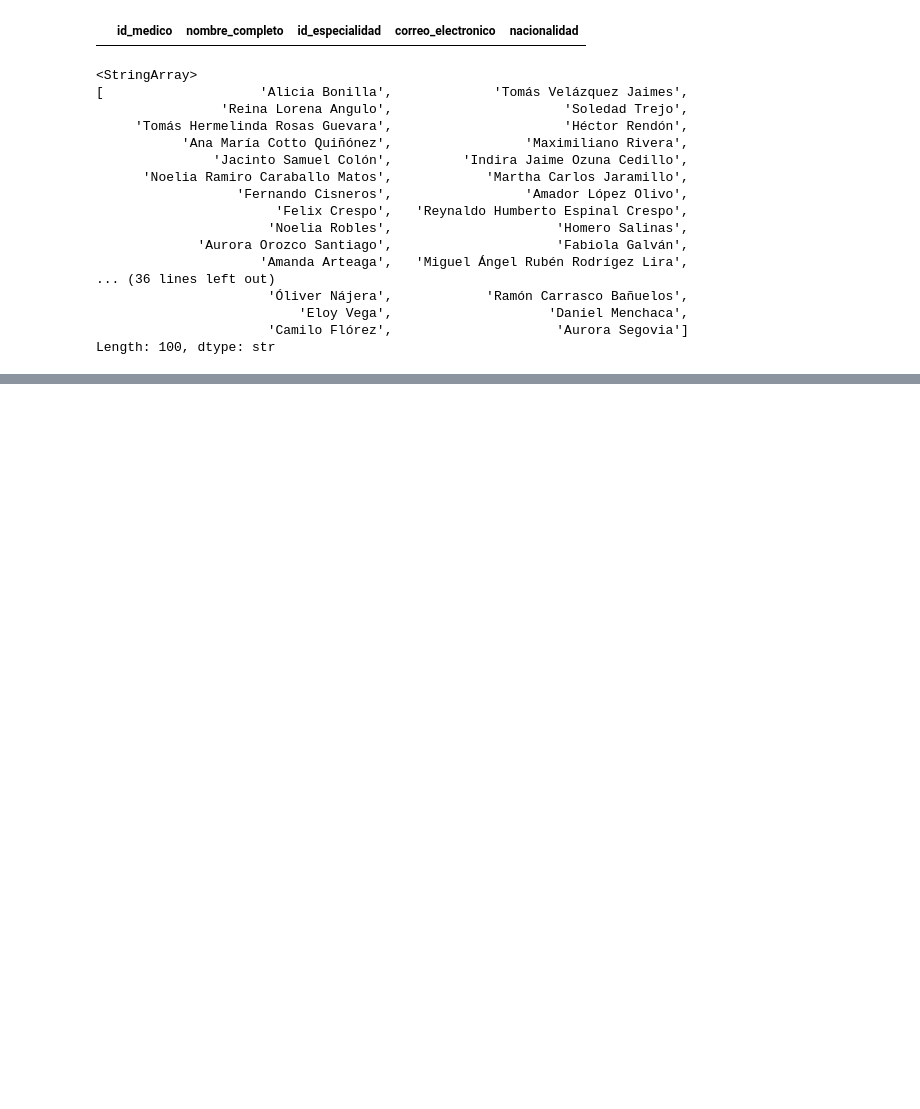
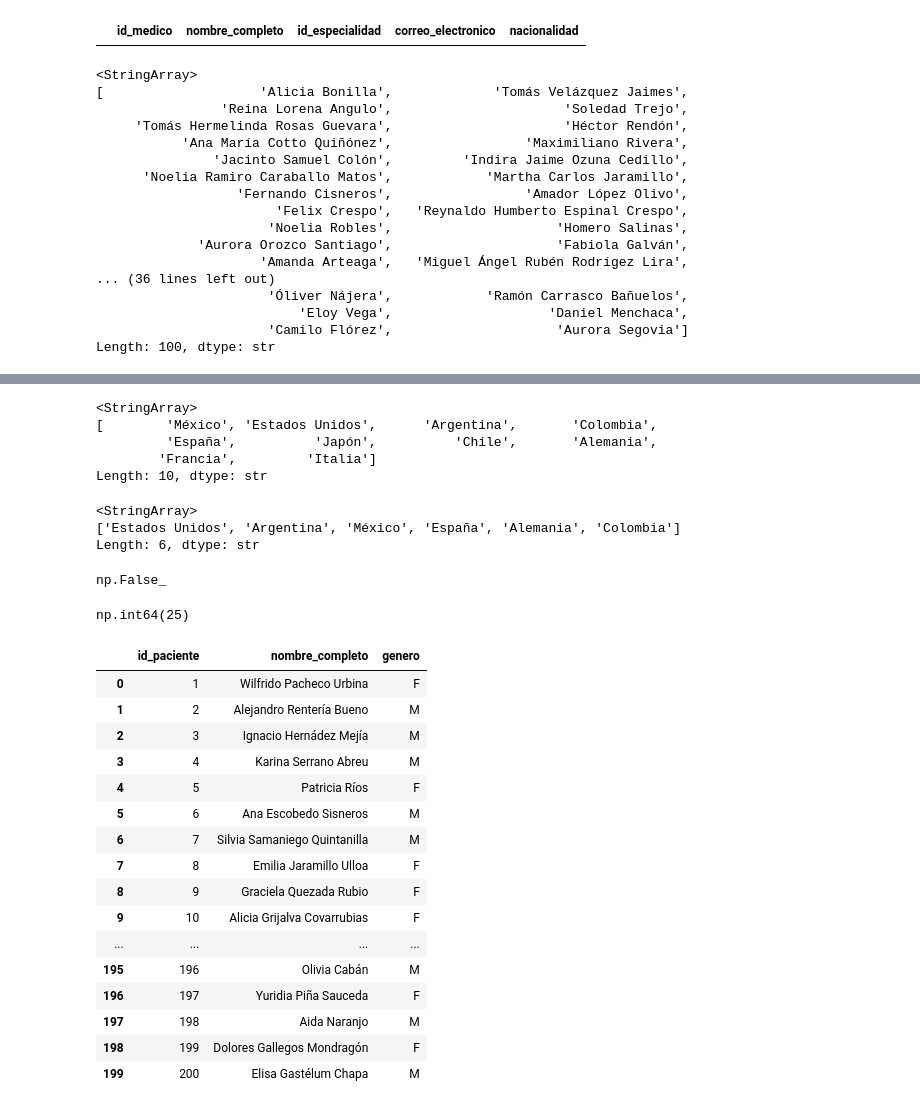
Before and after one commit to JonathanAlbertoBarrera/LimpiezaDatosPandas, a Jupyter notebook: 2-PracticaAseguramientoCalidadDatos/2_PracticaDatosNotebook.ipynb, the cells around one changed output, grey strips where cells are left out. Cells and saved outputs as stored; diff of their text form; code cells hidden in the pictures; blank space fills up the shorter version.

```diff
--- a/2-PracticaAseguramientoCalidadDatos/2_PracticaDatosNotebook.ipynb
+++ b/2-PracticaAseguramientoCalidadDatos/2_PracticaDatosNotebook.ipynb
@@ -187,0 +259,45 @@ Length: 100, dtype: str
+# %%
+pacientes["nacionalidad"].unique()
+# %% [output]
+<StringArray>
+[        'México', 'Estados Unidos',      'Argentina',       'Colombia',
+         'España',          'Japón',          'Chile',       'Alemania',
+        'Francia',         'Italia']
+Length: 10, dtype: str
+# %%
+medicos["nacionalidad"].unique()
+# %% [output]
+<StringArray>
+['Estados Unidos', 'Argentina', 'México', 'España', 'Alemania', 'Colombia']
+Length: 6, dtype: str
+# %%
+pacientes["nombre_completo"].duplicated().any() # no hay duplicados
+# %% [output]
+np.False_
+# %%
+pacientes["fecha_nacimiento"].isnull().sum()
+# %% [output]
+np.int64(25)
+# %%
+# para ver todos sin límite
+pd.set_option('display.max_rows', None)
+pd.set_option('display.max_columns', None)
+pacientes[['id_paciente', 'nombre_completo', 'genero']]
+# %% [output]
+|  | id_paciente | nombre_completo | genero |
+| 0 | 1 | Wilfrido Pacheco Urbina | F |
+| 1 | 2 | Alejandro Rentería Bueno | M |
+| 2 | 3 | Ignacio Hernádez Mejía | M |
+| 3 | 4 | Karina Serrano Abreu | M |
+| 4 | 5 | Patricia Ríos | F |
+| 5 | 6 | Ana Escobedo Sisneros | M |
+| 6 | 7 | Silvia Samaniego Quintanilla | M |
+| 7 | 8 | Emilia Jaramillo Ulloa | F |
+| 8 | 9 | Graciela Quezada Rubio | F |
+| 9 | 10 | Alicia Grijalva Covarrubias | F |
+| ... | ... | ... | ... |
+| 195 | 196 | Olivia Cabán | M |
+| 196 | 197 | Yuridia Piña Sauceda | F |
+| 197 | 198 | Aida Naranjo | M |
+| 198 | 199 | Dolores Gallegos Mondragón | F |
+| 199 | 200 | Elisa Gastélum Chapa | M |
```
Also changed, not shown: parts of 12 cells of this notebook.
